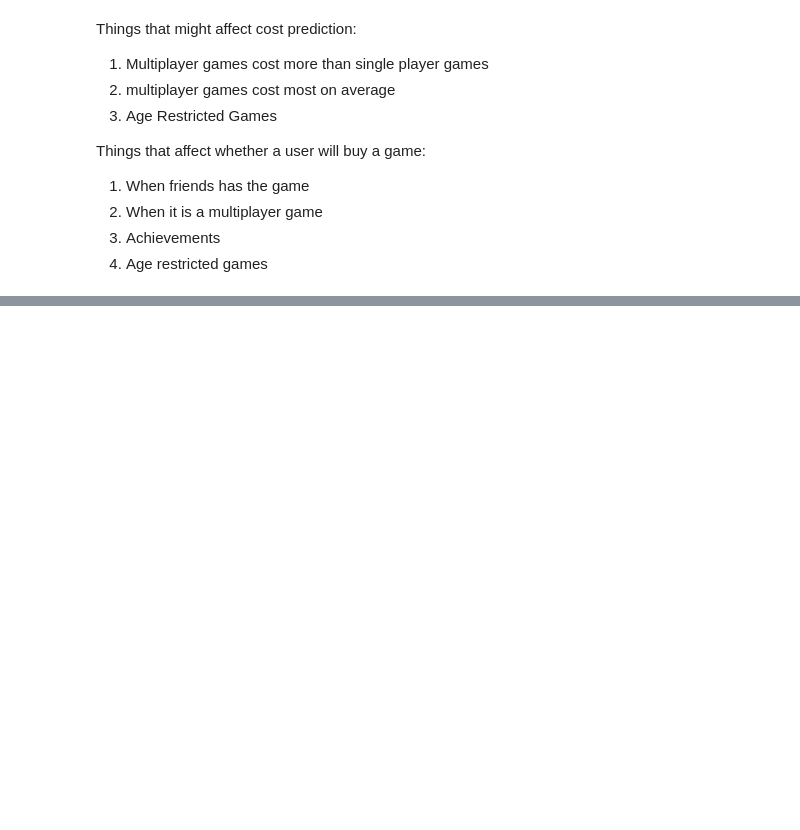
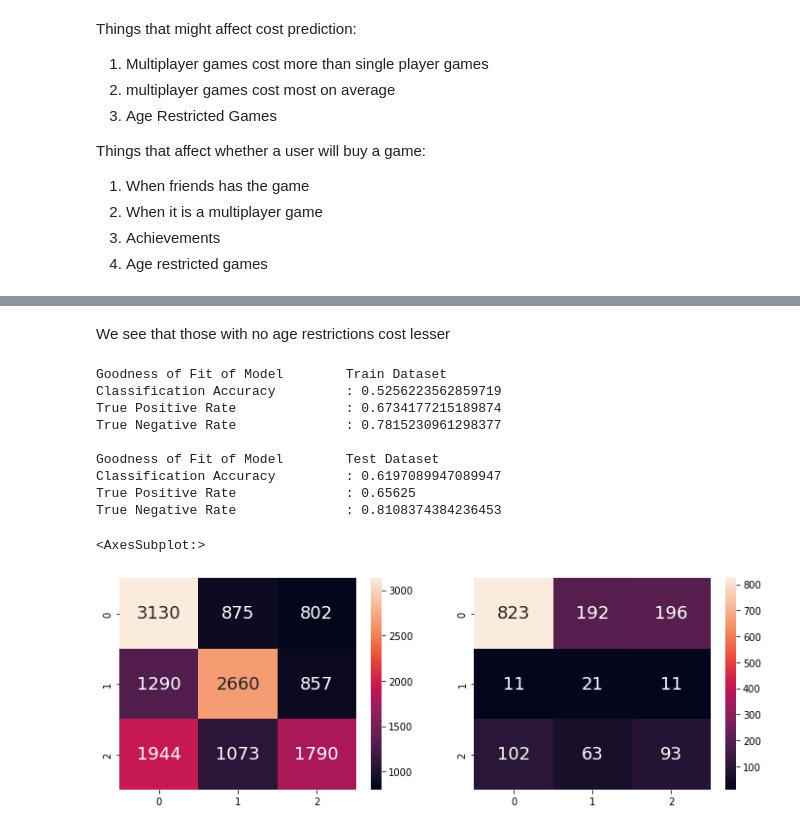
Before and after one commit to bryan9898/1015, a Jupyter notebook: Main/Main.ipynb, the cells around one changed output, grey strips where cells are left out. Saved outputs shown, nothing was run; the diff lists cells and outputs as text; code cells hidden in the pictures; blank space fills up the shorter version.

```diff
--- a/Main/Main.ipynb
+++ b/Main/Main.ipynb
@@ -532,0 +653,41 @@ gameData
+# %% [markdown]
+We see that those with no age restrictions cost lesser
+# %%
+y_test_pred = dectree2.predict(X_test)
+y_train_pred = dectree2.predict(X_train)
+print("Goodness of Fit of Model \tTrain Dataset")
+print("Classification Accuracy \t:", dectree2.score(X_train, y_train))
+cnf_matrix3 = confusion_matrix(y_train, y_train_pred)
+TPR = cnf_matrix3[1][1]/(cnf_matrix3[1][1] + cnf_matrix3[1][0])
+FPR = cnf_matrix3[0][1]/(cnf_matrix3[0][1] + cnf_matrix3[0][0])
+print("True Positive Rate \t\t:", TPR)
+print("True Negative Rate \t\t:", 1-FPR)
+print()
+# Check the Goodness of Fit (on Test Data)
+print("Goodness of Fit of Model \tTest Dataset")
+print("Classification Accuracy \t:", dectree2.score(X_test, np.asarray(y_test).argmax(axis=1)))
+cnf_matrix4 = confusion_matrix(np.asarray(y_test).argmax(axis=1), y_test_pred)
+TPR = cnf_matrix4[1][1]/(cnf_matrix4[1][1] + cnf_matrix4[1][0])
+FPR = cnf_matrix4[0][1]/(cnf_matrix4[0][1] + cnf_matrix4[0][0])
+print("True Positive Rate \t\t:", TPR)
+print("True Negative Rate \t\t:", 1-FPR)
+
+
+# Plot the Confusion Matrix for Train and Test
+f, axes = plt.subplots(1, 2, figsize=(12, 4))
+sb.heatmap(confusion_matrix(y_train, y_train_pred),
+           annot = True, fmt=".0f", annot_kws={"size": 18}, ax = axes[0])
+sb.heatmap(confusion_matrix(np.asarray(y_test).argmax(axis=1), y_test_pred),
+           annot = True, fmt=".0f", annot_kws={"size": 18}, ax = axes[1])
+# %% [output]
+Goodness of Fit of Model        Train Dataset
+Classification Accuracy         : 0.5256223562859719
+True Positive Rate              : 0.6734177215189874
+True Negative Rate              : 0.7815230961298377
+
+Goodness of Fit of Model        Test Dataset
+Classification Accuracy         : 0.6197089947089947
+True Positive Rate              : 0.65625
+True Negative Rate              : 0.8108374384236453
+<AxesSubplot:>
+[figure, added]
```
Also changed, not shown: parts of 14 cells of this notebook, 1 other file.
